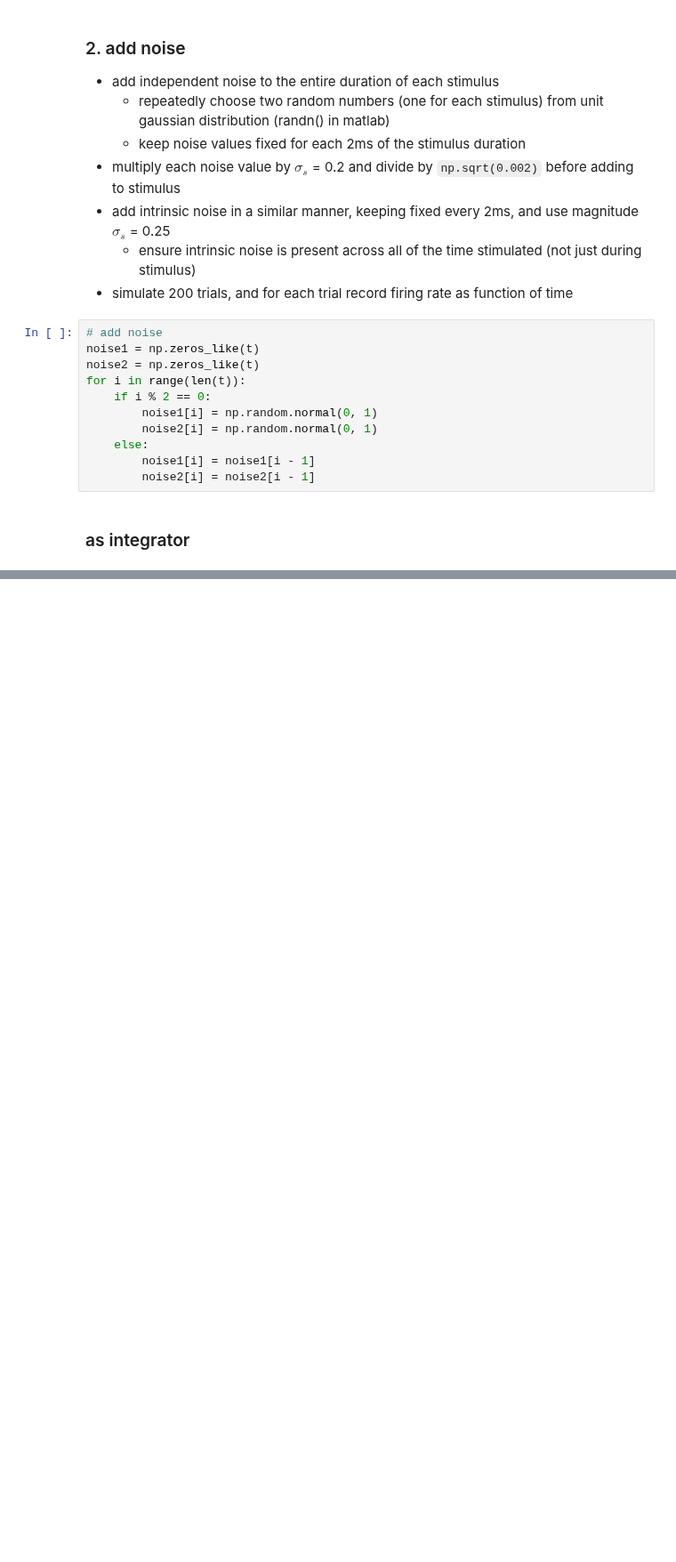
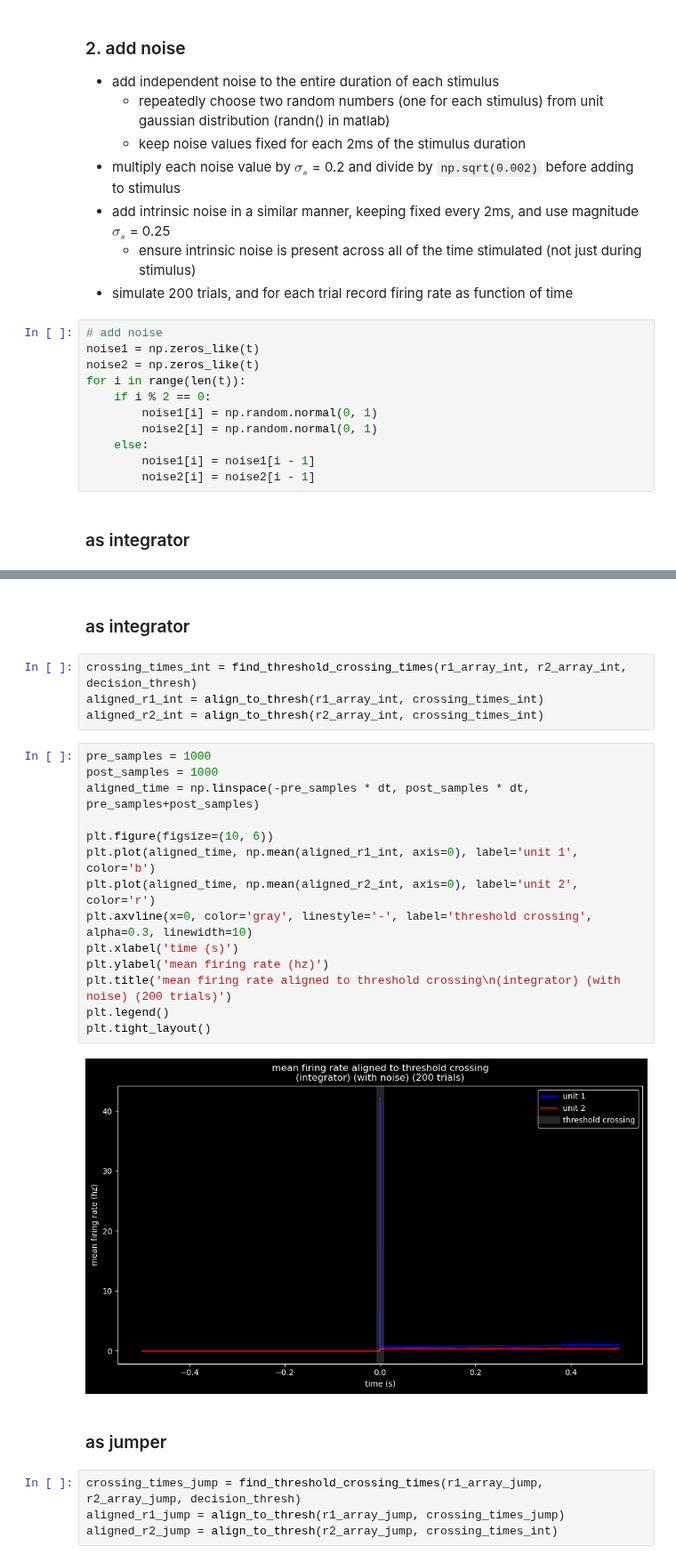
Before and after one commit to polsen99/intro_comp_neuro, a Jupyter notebook: tutorial 6.2 - dynamics of a decision-making circuit in two modes of operation.ipynb, the cells around one changed output, grey strips where cells are left out. Shown at 89% size. Saved outputs shown, nothing was run; the diff lists cells and outputs as text; blank space fills up the shorter version.

```diff
--- a/tutorial 6.2 - dynamics of a decision-making circuit in two modes of operation.ipynb
+++ b/tutorial 6.2 - dynamics of a decision-making circuit in two modes of operation.ipynb
@@ -277,0 +407,29 @@ plt.tight_layout()
+# %% [markdown]
+
+### as integrator
+# %%
+crossing_times_int = find_threshold_crossing_times(r1_array_int, r2_array_int, decision_thresh)
+aligned_r1_int = align_to_thresh(r1_array_int, crossing_times_int)
+aligned_r2_int = align_to_thresh(r2_array_int, crossing_times_int)
+# %%
+pre_samples = 1000
+post_samples = 1000
+aligned_time = np.linspace(-pre_samples * dt, post_samples * dt, pre_samples+post_samples)
+
+plt.figure(figsize=(10, 6))
+plt.plot(aligned_time, np.mean(aligned_r1_int, axis=0), label='unit 1', color='b')
+plt.plot(aligned_time, np.mean(aligned_r2_int, axis=0), label='unit 2', color='r')
+plt.axvline(x=0, color='gray', linestyle='-', label='threshold crossing', alpha=0.3, linewidth=10)
+plt.xlabel('time (s)')
+plt.ylabel('mean firing rate (hz)')
+plt.title('mean firing rate aligned to threshold crossing\n(integrator) (with noise) (200 trials)')
+plt.legend()
+plt.tight_layout()
+# %% [output]
+[figure, added]
+# %% [markdown]
+### as jumper
+# %%
+crossing_times_jump = find_threshold_crossing_times(r1_array_jump, r2_array_jump, decision_thresh)
+aligned_r1_jump = align_to_thresh(r1_array_jump, crossing_times_jump)
+aligned_r2_jump = align_to_thresh(r2_array_jump, crossing_times_int)
```
Also changed, not shown: parts of 41 cells of this notebook.
